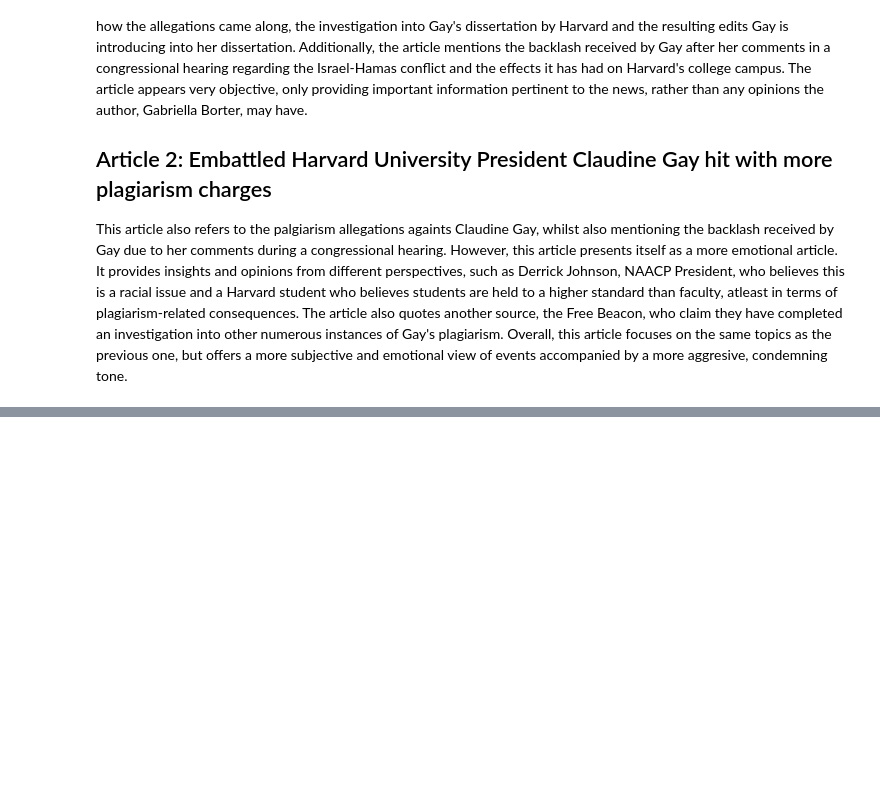
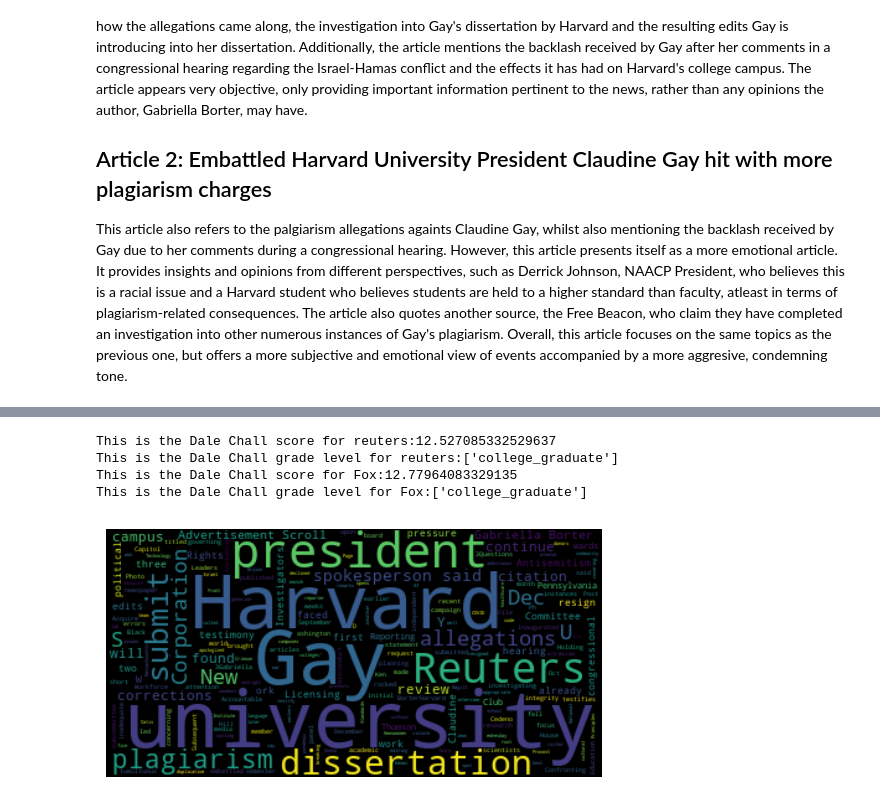
Before and after one commit to juberroc/OIM_7502_classwork, a Jupyter notebook: Assignment1.ipynb, the cells around one changed output, grey strips where cells are left out. Saved outputs shown, nothing was run; the diff lists cells and outputs as text; code cells hidden in the pictures; blank space fills up the shorter version.

```diff
--- a/Assignment1.ipynb
+++ b/Assignment1.ipynb
@@ -72,0 +220,43 @@ f_text
+# %%
+#Readability Metrics #3
+
+#Dale Chall Readability
+#Another reading ease metric, but this one is based on the use of familiar words.
+
+dc_reuters = reuters.dale_chall()
+print(f'This is the Dale Chall score for reuters:{dc_reuters.score}')
+print(f'This is the Dale Chall grade level for reuters:{dc_reuters.grade_levels}')
+
+dc_fox = fox.dale_chall()
+print(f'This is the Dale Chall score for Fox:{dc_fox.score}')
+print(f'This is the Dale Chall grade level for Fox:{dc_fox.grade_levels}')
+
+'''
+The scores for Dale Chall typically range from 0 to 10+,
+scores lower than 5 equate to 4th grade or lower grade levels,
+whilst 10+ scores are for college graduates. This means that both of these
+articles are meant for college graduate audiences. This is consistent with the
+two prior readability metrics calculated (Flesch-Kincaid and Flesch scores).
+'''
+# %% [output]
+This is the Dale Chall score for reuters:12.527085332529637
+This is the Dale Chall grade level for reuters:['college_graduate']
+This is the Dale Chall score for Fox:12.77964083329135
+This is the Dale Chall grade level for Fox:['college_graduate']
+# %%
+#Wordcloud Reuters
+
+stopwords = set(STOPWORDS)
+r_cloud = WordCloud(stopwords=stopwords)
+
+
+r_cloud.generate(r_text)
+plt.imshow(r_cloud, interpolation='bilinear')
+plt.axis('off')
+plt.show()
+
+'''
+The wordcloud seems consistent with the contents of the article as all of the main words utilized have a greater font.
+'''
+# %% [output]
+[figure, added]
```
Also changed, not shown: parts of 10 cells of this notebook.
